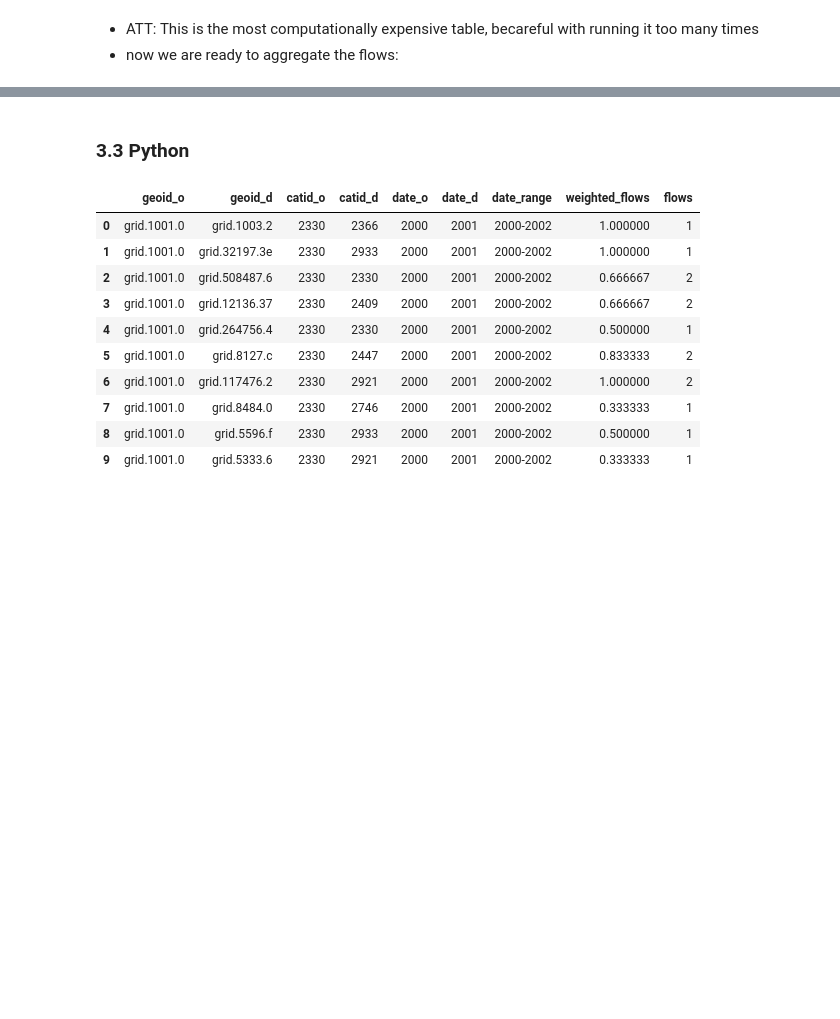
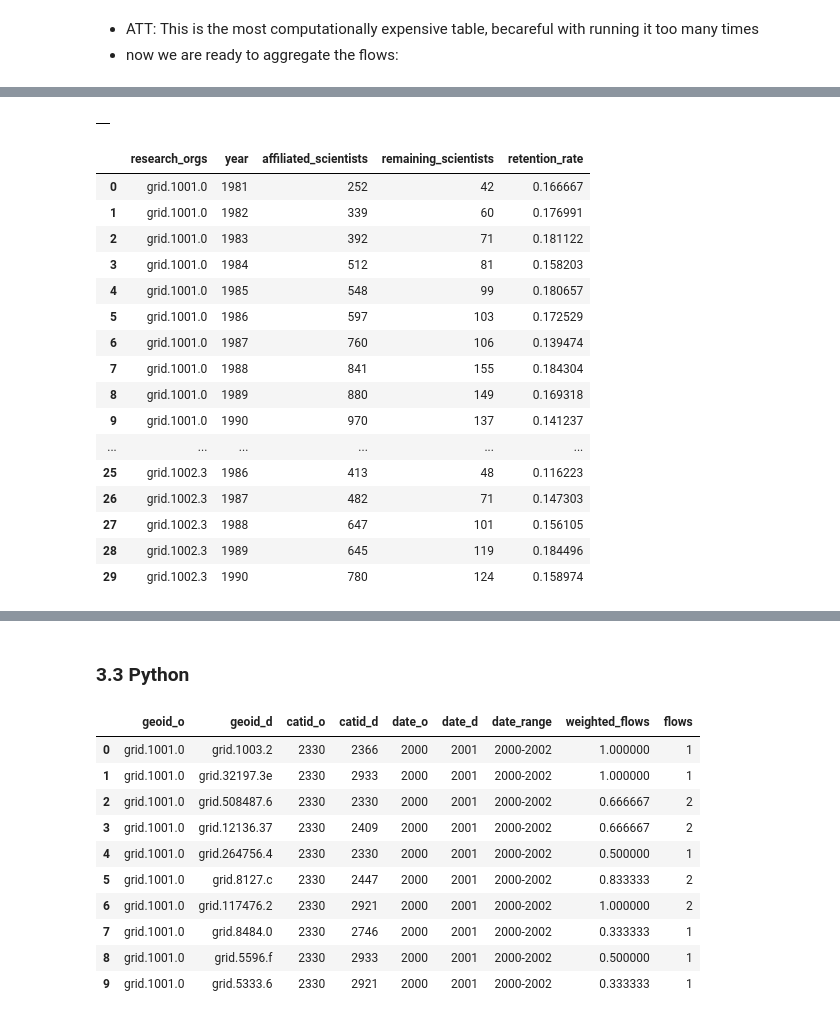
Before and after one commit to complexity-science-hub/SciFlows, a Jupyter notebook: Flows_1980_2000_first_level_for.ipynb, the cells around one changed output, grey strips where cells are left out. Cells and saved outputs as stored; diff of their text form; code cells hidden in the pictures; blank space fills up the shorter version.

```diff
--- a/Flows_1980_2000_first_level_for.ipynb
+++ b/Flows_1980_2000_first_level_for.ipynb
@@ -796,0 +1103,78 @@ drop table if exists cshdimensionstest.test.flows_1980_2000_institution_flows_in
+# %%
+%%bigquery --project $project_id
+CREATE OR REPLACE TABLE cshdimensionstest.test.flows_1980_2000_institutional_retention AS
+WITH scientist_retention
+AS (
+SELECT
+research_orgs,
+year,
+researcher_ids,
+LAG(research_orgs) OVER (PARTITION BY researcher_ids ORDER BY year) AS prev_research_orgs,
+LAG(year) OVER (PARTITION BY researcher_ids ORDER BY year) AS prev_year,
+FROM cshdimensionstest.test.researchers_after_1980_simplified
+WHERE year >= 1980 AND year <= 2000
+),
+retention_rate AS (
+SELECT
+research_orgs,
+year,
+COUNT(DISTINCT researcher_ids) AS remaining_scientists
+FROM scientist_retention
+WHERE research_orgs = prev_research_orgs AND year = prev_year + 2 -- checks how many scientists remained affiliated in the previous 2 years
+GROUP BY research_orgs, year
+),
+retention_rate_with_affiliation AS (
+SELECT
+retention_rate.research_orgs,
+retention_rate.year,
+retention_rate.remaining_scientists,
+scientist_affiliation.affiliated_scientists,
+CASE
+  WHEN scientist_affiliation.affiliated_scientists = 0 THEN 0
+  ELSE retention_rate.remaining_scientists / scientist_affiliation.affiliated_scientists
+END AS retention_rate
+FROM retention_rate
+JOIN (
+SELECT
+research_orgs,
+year,
+COUNT(DISTINCT researcher_ids) AS affiliated_scientists
+FROM cshdimensionstest.test.researchers_after_1980_simplified
+WHERE year >= 1980 AND year <= 2000
+GROUP BY research_orgs, year
+) AS scientist_affiliation
+ON retention_rate.research_orgs = scientist_affiliation.research_orgs
+AND retention_rate.year = scientist_affiliation.year)
+SELECT
+research_orgs,
+year,
+affiliated_scientists,
+remaining_scientists,
+retention_rate
+FROM retention_rate_with_affiliation;
+# %% [output]
+|  |
+# %%
+%%bigquery --project $project_id
+SELECT *
+FROM cshdimensionstest.test.flows_1980_2000_institutional_retention
+ORDER BY  research_orgs, year
+LIMIT 30;
+# %% [output]
+|  | research_orgs | year | affiliated_scientists | remaining_scientists | retention_rate |
+| 0 | grid.1001.0 | 1981 | 252 | 42 | 0.166667 |
+| 1 | grid.1001.0 | 1982 | 339 | 60 | 0.176991 |
+| 2 | grid.1001.0 | 1983 | 392 | 71 | 0.181122 |
+| 3 | grid.1001.0 | 1984 | 512 | 81 | 0.158203 |
+| 4 | grid.1001.0 | 1985 | 548 | 99 | 0.180657 |
+| 5 | grid.1001.0 | 1986 | 597 | 103 | 0.172529 |
+| 6 | grid.1001.0 | 1987 | 760 | 106 | 0.139474 |
+| 7 | grid.1001.0 | 1988 | 841 | 155 | 0.184304 |
+| 8 | grid.1001.0 | 1989 | 880 | 149 | 0.169318 |
+| 9 | grid.1001.0 | 1990 | 970 | 137 | 0.141237 |
+| ... | ... | ... | ... | ... | ... |
+| 25 | grid.1002.3 | 1986 | 413 | 48 | 0.116223 |
+| 26 | grid.1002.3 | 1987 | 482 | 71 | 0.147303 |
+| 27 | grid.1002.3 | 1988 | 647 | 101 | 0.156105 |
+| 28 | grid.1002.3 | 1989 | 645 | 119 | 0.184496 |
+| 29 | grid.1002.3 | 1990 | 780 | 124 | 0.158974 |
```
Also changed, not shown: parts of 74 cells of this notebook.
